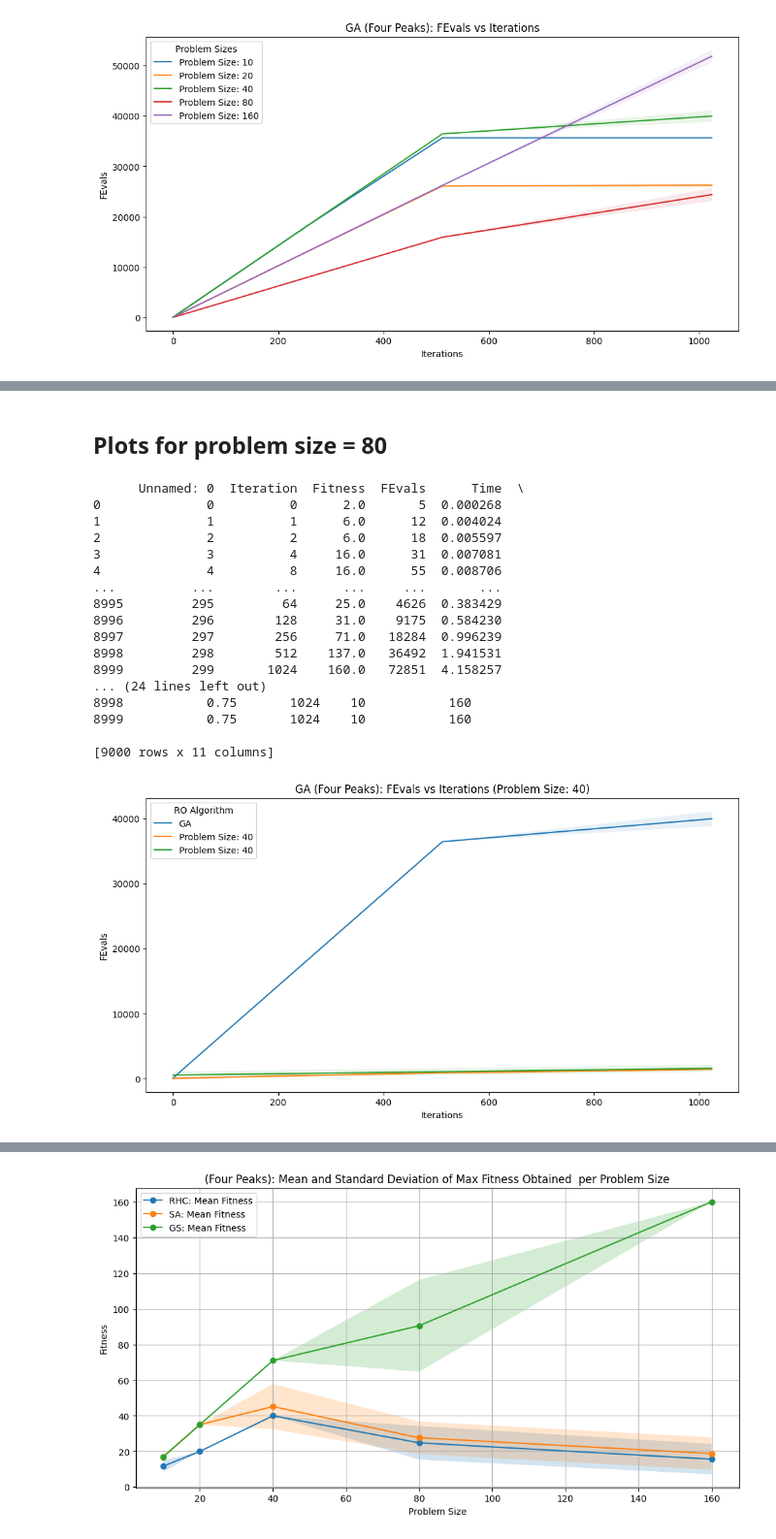
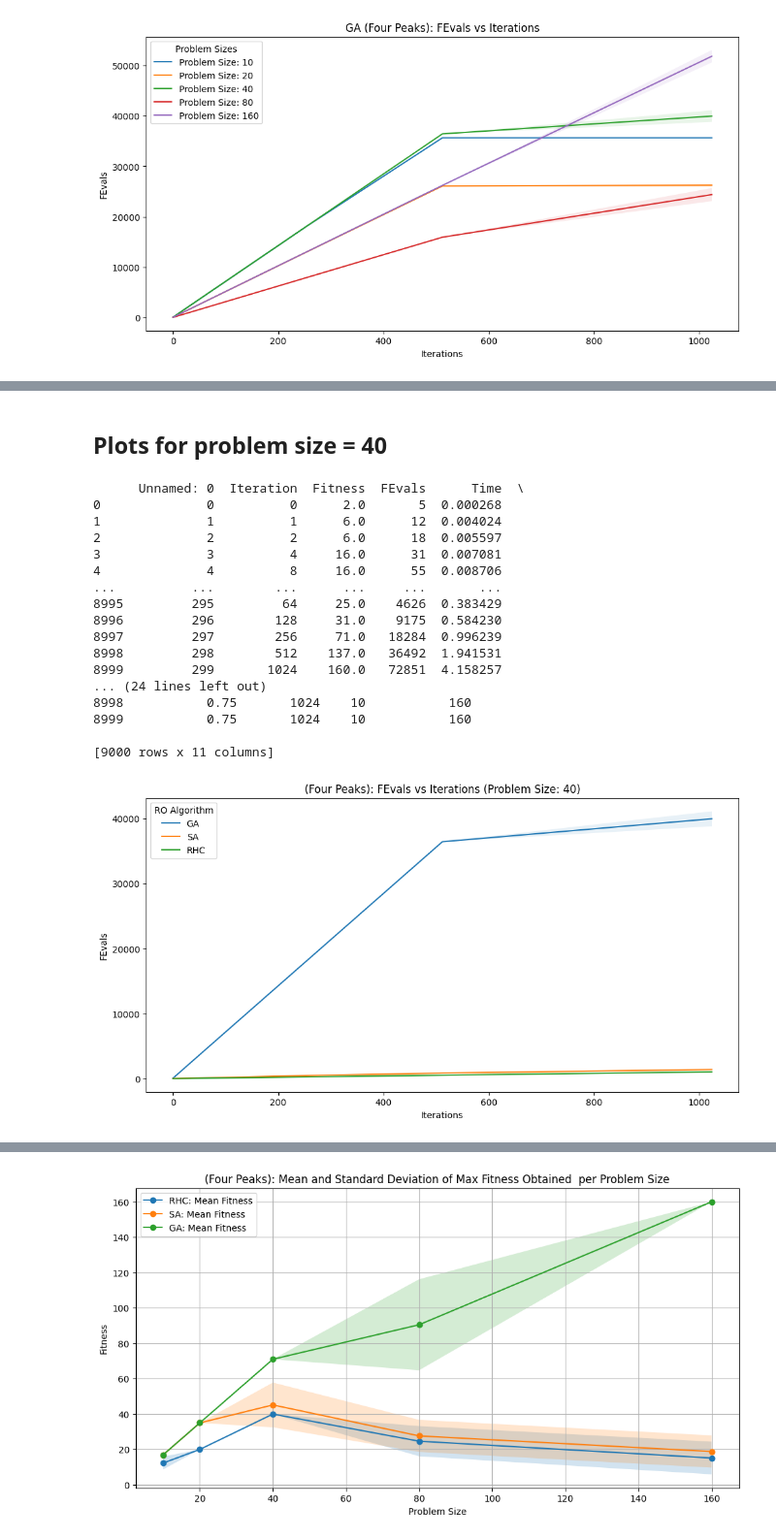
Before and after one commit to climberwb/ML, a Jupyter notebook: A2/A2P1Graphs._4peaks.ipynb, the cells around one changed output, grey strips where cells are left out. Shown at 97% size. Cells and saved outputs as stored; diff of their text form; code cells hidden in the pictures.

```diff
--- a/A2/A2P1Graphs._4peaks.ipynb
+++ b/A2/A2P1Graphs._4peaks.ipynb
@@ -96,3 +80,6 @@ rhc_stats_all
+# %%
+# only look at the first restart and all seeds for consistency
+rhc_stats_all = rhc_stats_all.loc[rhc_stats_all['current_restart'] == 0]
 # %%
 average_fitness_per_iteration = rhc_stats_all.groupby(['problem_size', 'Iteration'])['Fitness'].mean().reset_index()
 std_fitness_per_iteration = rhc_stats_all.groupby(['problem_size', 'Iteration'])['Fitness'].std().reset_index()
@@ -523,7 +535,7 @@ ga_stats_all
 | 8999 | 299 | 1024 | 160.0 | 72851 | 4.158257 | [0, 0, 0, 0, 0, 0, 0, 0, 0, 0, 0,... | 70 | 0.75 | 1024 | ... |
 9000 rows × 11 columns
 # %%
-average_fitness_per_iteratiom = ga_stats_all.groupby(['problem_size', 'Iteration','Population Size', 'Mutation Rate'])['Fitness'].mean().reset_index()
+average_fitness_per_iteration = ga_stats_all.groupby(['problem_size', 'Iteration','Population Size', 'Mutation Rate'])['Fitness'].mean().reset_index()
 std_fitness_per_iteration = ga_stats_all.groupby(['problem_size', 'Iteration','Population Size', 'Mutation Rate'])['Fitness'].std().reset_index()
 
 # Rename columns for clarity
@@ -769,5 +740,5 @@ Wall-Clock time per problem size (For all seeds and best hyperparameters per pro
 # %% [markdown]
-## Plots for problem size = 80
+## Plots for problem size = 40
 # %%
 import matplotlib.pyplot as plt
 # implement Fevals vs Iterations for all 3 algorithms
@@ -816,7 +787,7 @@ df_grouped = df.groupby("Iteration")["FEvals"].agg(["mean", "std"]).reset_index(
 # If the DataFrame is empty after filtering, skip this iteration
 
 # Plot the mean FEvals with error bands representing the standard deviation
-plt.plot(df_grouped["Iteration"], df_grouped["mean"], label=f"Problem Size: {size}")
+plt.plot(df_grouped["Iteration"], df_grouped["mean"], label=f"SA")
 plt.fill_between(df_grouped["Iteration"], df_grouped["mean"] - df_grouped["std"], df_grouped["mean"] + df_grouped["std"], alpha=0.1)
 
 # best_hyper_params_rhc = min_iteration_for_max_fitness_rhc[min_iteration_for_max_fitness_rhc["problem_size"] == size]
@@ -838,36 +809,36 @@ df_grouped = df.groupby("Iteration")["FEvals"].agg(["mean", "std"]).reset_index(
 
 
 
 # Plot the mean FEvals with error bands representing the standard deviation
-plt.plot(df_grouped["Iteration"], df_grouped["mean"], label=f"Problem Size: {size}")
+plt.plot(df_grouped["Iteration"], df_grouped["mean"], label=f"RHC")
 plt.fill_between(df_grouped["Iteration"], df_grouped["mean"] - df_grouped["std"], df_grouped["mean"] + df_grouped["std"], alpha=0.1)
 
 
 # Set the labels and title of the plot
 plt.xlabel('Iterations')
 plt.ylabel('FEvals')
-plt.title(f'GA (Four Peaks): FEvals vs Iterations (Problem Size: {size})')
+plt.title(f'(Four Peaks): FEvals vs Iterations (Problem Size: {size})')
 plt.legend(title='RO Algorithm')
 plt.show()
 # %% [output]
       Unnamed: 0  Iteration  Fitness  FEvals      Time  \
 0              0          0      2.0       5  0.000268
 1              1          1      6.0      12  0.004024
 2              2          2      6.0      18  0.005597
 3              3          4     16.0      31  0.007081
 4              4          8     16.0      55  0.008706
 ...          ...        ...      ...     ...       ...
 8995         295         64     25.0    4626  0.383429
 8996         296        128     31.0    9175  0.584230
 8997         297        256     71.0   18284  0.996239
 8998         298        512    137.0   36492  1.941531
 8999         299       1024    160.0   72851  4.158257
 ... (24 lines left out)
 8998           0.75       1024    10           160
 8999           0.75       1024    10           160
 
 [9000 rows x 11 columns]
-[figure, old version]
+[figure, new version]
 # %%
 import matplotlib.pyplot as plt
 # implement Fitness vs Iterations for all 3 algorithms
```
Also changed, not shown: parts of 12 cells of this notebook, 1 other file.
